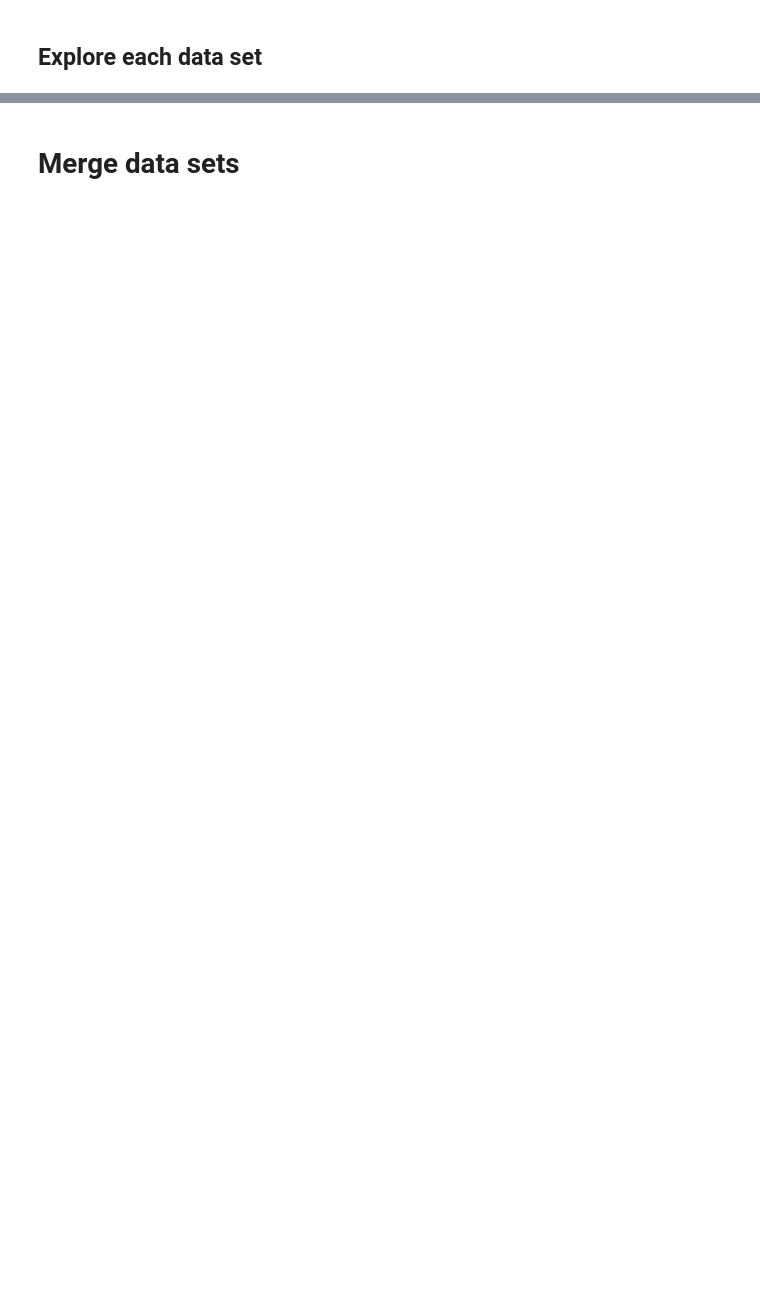
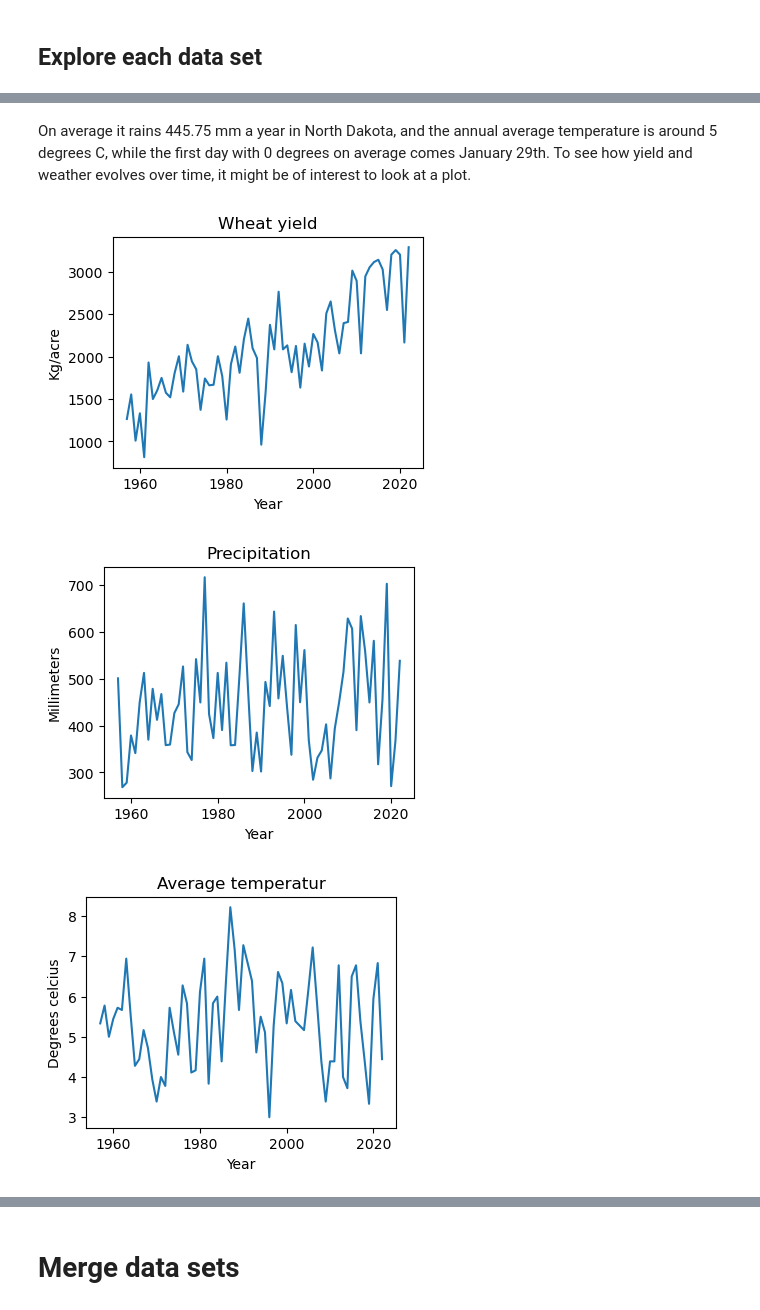
Before and after one commit to NumEconCopenhagen/projects-2023-rpb672, a Jupyter notebook: dataproject/dataproject.ipynb, the cells around one changed output, grey strips where cells are left out. Saved outputs shown, nothing was run; the diff lists cells and outputs as text; code cells hidden in the pictures; blank space fills up the shorter version.

```diff
--- a/dataproject/dataproject.ipynb
+++ b/dataproject/dataproject.ipynb
@@ -175,0 +171,7 @@ print(NDyield.head(100))
+# %%
+# Rename weather variables
+NDweather.rename(columns = {'DATE':'Year'}, inplace=True)
+NDweather.rename(columns = {'FZF0':'First freeze day'}, inplace=True)
+NDweather.rename(columns = {'PRCP':'Precipitation'}, inplace=True)
+NDweather.rename(columns = {'TAVG':'Average Temperature'}, inplace=True)
+NDweather.head()
@@ -193,0 +203,4 @@ Explain what you see when moving elements of the interactive plot around.
+# %%
+NDyield['Value'] = NDyield['Value']*67.25 # Bushels to kg conversion
+NDyield.rename(columns= {'Value':'Kg/acre'}, inplace=True) # Rename variable
+NDyield.describe()
@@ -193,0 +233,5 @@ Explain what you see when moving elements of the interactive plot around.
+# %%
+NDweather['Average Temperature'] = (NDweather['Average Temperature']-32)*5/9 # Fahrenheit to celcius conversion
+NDweather['Precipitation'] = NDweather['Precipitation']*25.4 # Inches to mm conversion
+
+NDweather.describe()
@@ -193,0 +248,36 @@ Explain what you see when moving elements of the interactive plot around.
+# %% [markdown]
+On average it rains 445.75 mm a year in North Dakota, and the annual average temperature is around 5 degrees C, while the first day with 0 degrees on average comes January 29th. To see how yield and weather evolves over time, it might be of interest to look at a plot.
+# %%
+# Makes a plot of each variable with Year on the x axis
+
+Yield_figure = plt.figure(figsize=(4, 3))
+plt.plot(NDyield['Year'], NDyield['Kg/acre'])
+plt.title('Wheat yield')
+plt.xlabel('Year')
+plt.ylabel('Kg/acre')
+plt.show()
+
+Precipitation_figure = plt.figure(figsize=(4, 3))
+plt.plot(NDweather['Year'], NDweather['Precipitation'])
+plt.title('Precipitation')
+plt.xlabel('Year')
+plt.ylabel('Millimeters')
+plt.show()
+
+AvgTemp_figure = plt.figure(figsize=(4, 3))
+plt.plot(NDweather['Year'], NDweather['Average Temperature'])
+plt.title('Average temperatur')
+plt.xlabel('Year')
+plt.ylabel('Degrees celcius')
+plt.show()
+
+First_freeze_figure = plt.figure(figsize=(4, 3))
+plt.plot(NDweather['Year'], NDweather['First freeze day'])
+plt.title('First sub 0 degree day')
+plt.xlabel('Year')
+plt.ylabel('Day of year')
+plt.show()
+# %% [output]
+[figure, added]
+[figure, added]
+[figure, added]
```
Also changed, not shown: parts of 39 cells of this notebook, 1 other file.
